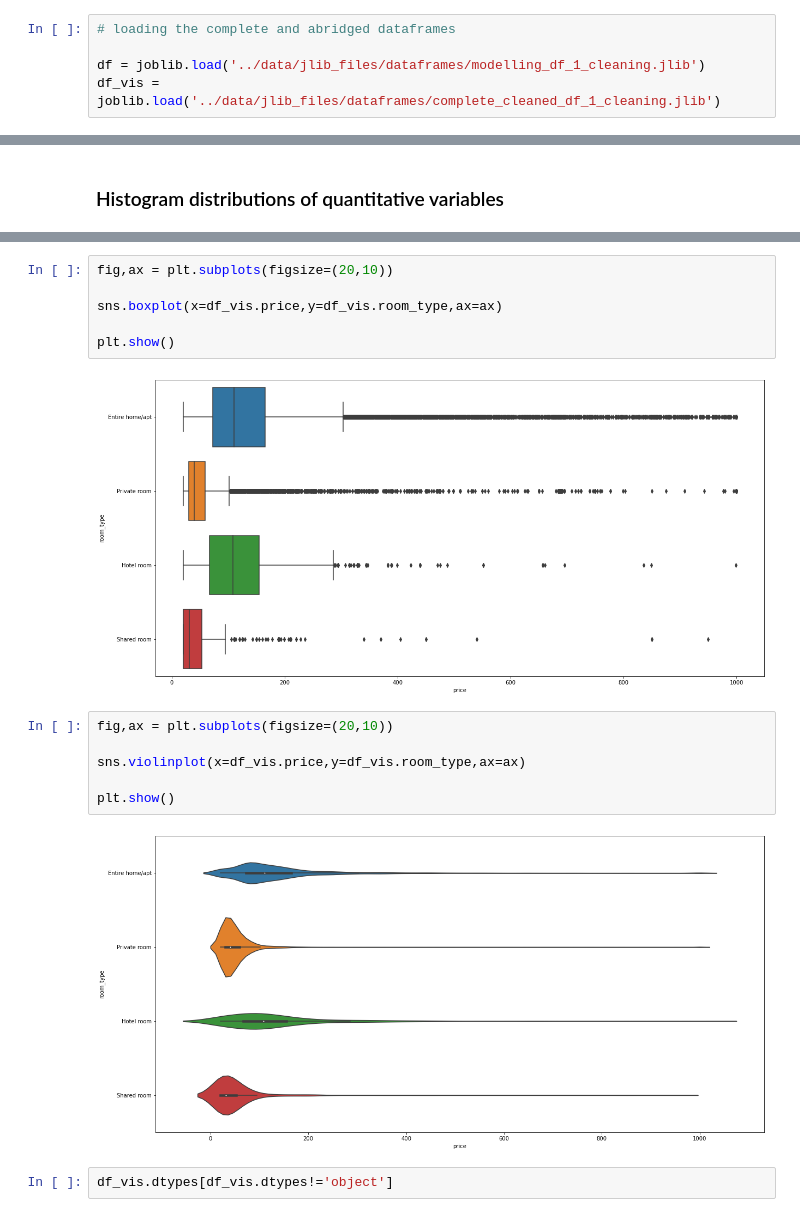
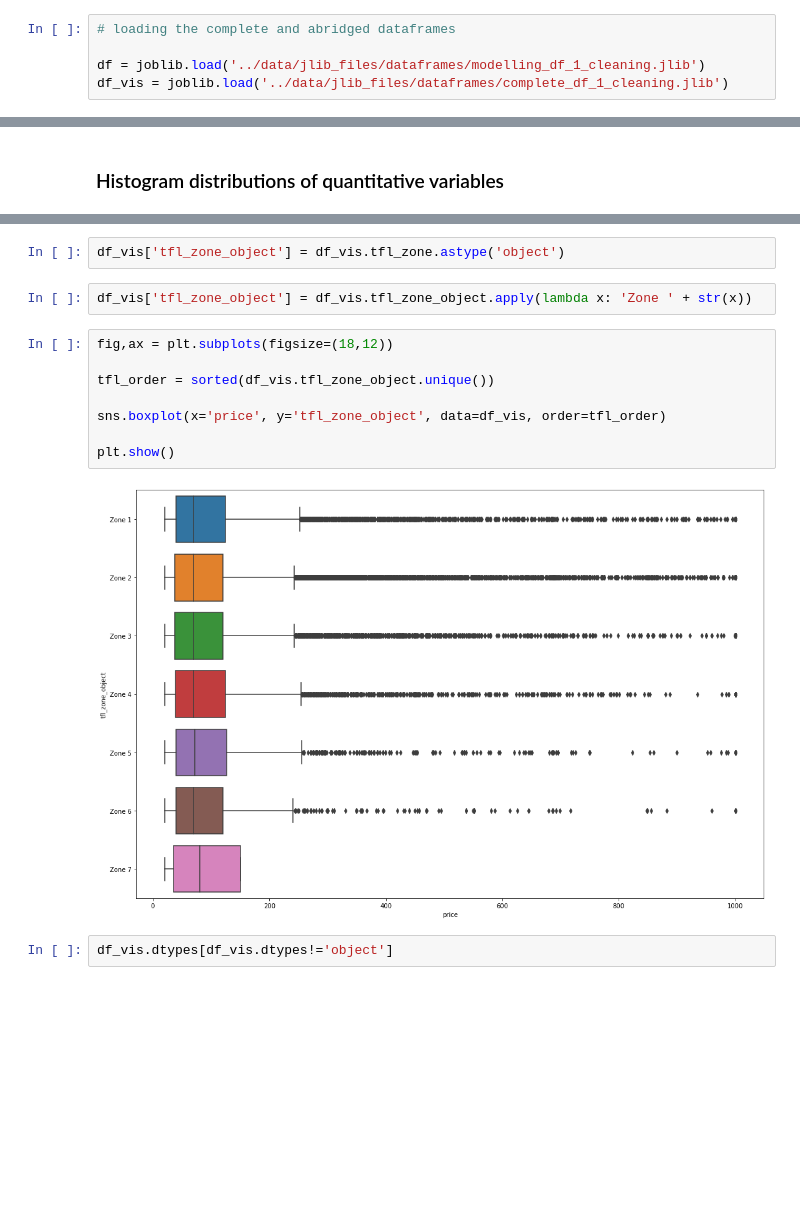
Before and after one commit to jradford5/GA_capstone_Airbnb_project, a Jupyter notebook: notebooks/capstone_airbnb_EDA.ipynb, the cells around one changed output, grey strips where cells are left out. Drawn from its saved outputs; the diff is of its cells as text; blank space fills up the shorter version.

```diff
--- a/notebooks/capstone_airbnb_EDA.ipynb
+++ b/notebooks/capstone_airbnb_EDA.ipynb
@@ -13,7 +13,7 @@ import joblib
 # loading the complete and abridged dataframes
 
 df = joblib.load('../data/jlib_files/dataframes/modelling_df_1_cleaning.jlib')
-df_vis = joblib.load('../data/jlib_files/dataframes/complete_cleaned_df_1_cleaning.jlib')
+df_vis = joblib.load('../data/jlib_files/dataframes/complete_df_1_cleaning.jlib')
 # %% [markdown]
 To-Do List
 
@@ -154,19 +164,17 @@ Name: id, dtype: int64
+# %%
+df_vis['tfl_zone_object'] = df_vis.tfl_zone.astype('object')
+# %%
+df_vis['tfl_zone_object'] = df_vis.tfl_zone_object.apply(lambda x: 'Zone ' + str(x))
 # %%
-fig,ax = plt.subplots(figsize=(20,10))
+fig,ax = plt.subplots(figsize=(18,12))
 
-sns.boxplot(x=df_vis.price,y=df_vis.room_type,ax=ax)
+tfl_order = sorted(df_vis.tfl_zone_object.unique())
+
+sns.boxplot(x='price', y='tfl_zone_object', data=df_vis, order=tfl_order)
 
 plt.show()
 # %% [output]
-[figure, old version]
+[figure, new version]
-# %%
-fig,ax = plt.subplots(figsize=(20,10))
-
-sns.violinplot(x=df_vis.price,y=df_vis.room_type,ax=ax)
-
-plt.show()
-# %% [output]
-[figure, removed]
 # %%
 df_vis.dtypes[df_vis.dtypes!='object']
 # %% [output]
```
Also changed, not shown: parts of 18 cells of this notebook.
